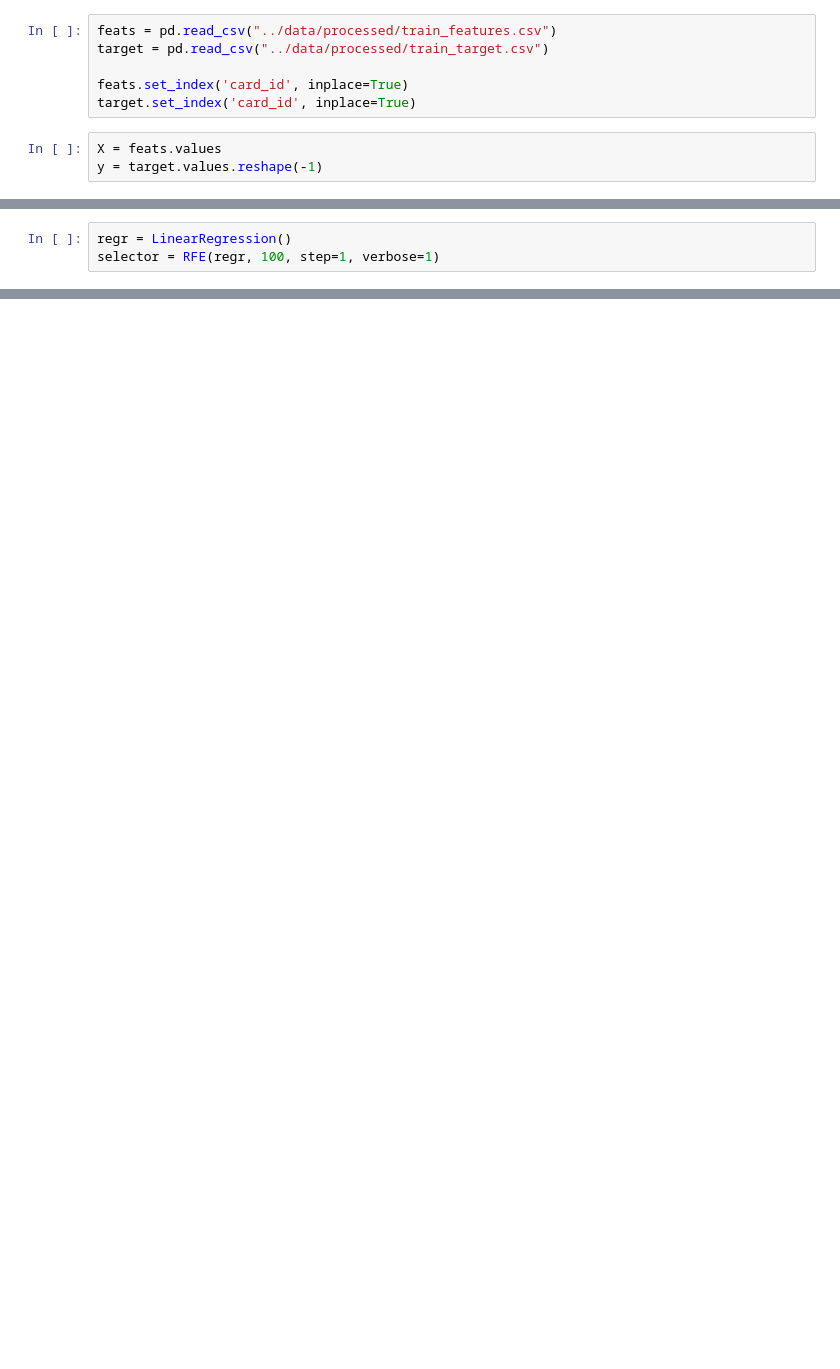
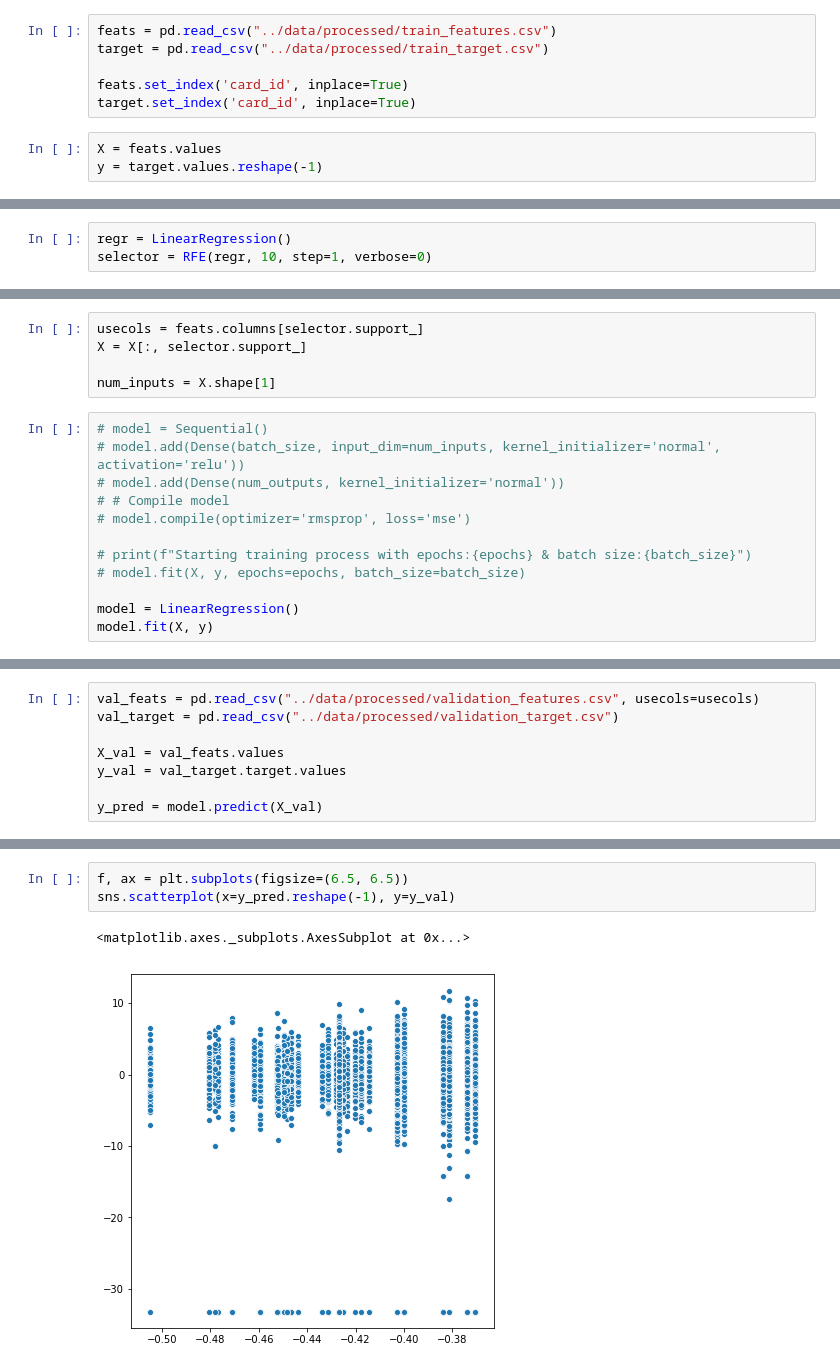
Before and after one commit to KennedyMurphy/elomerchant, a Jupyter notebook: notebooks/feature-selection.ipynb, the cells around one changed output, grey strips where cells are left out. Cells and saved outputs as stored; diff of their text form; blank space fills up the shorter version.

```diff
--- a/notebooks/feature-selection.ipynb
+++ b/notebooks/feature-selection.ipynb
@@ -17,6 +30,6 @@ y = target.values.reshape(-1)
 # %%
 regr = LinearRegression()
-selector = RFE(regr, 100, step=1, verbose=1)
+selector = RFE(regr, 10, step=1, verbose=0)
 # %%
 selector.fit(X, y)
 # %% [output]
@@ -64,0 +39,17 @@ array([False, False, False, False, False,  True,  True,  True, False,
+# %%
+usecols = feats.columns[selector.support_]
+X = X[:, selector.support_]
+
+num_inputs = X.shape[1]
+# %%
+# model = Sequential()
+# model.add(Dense(batch_size, input_dim=num_inputs, kernel_initializer='normal', activation='relu'))
+# model.add(Dense(num_outputs, kernel_initializer='normal'))
+# # Compile model
+# model.compile(optimizer='rmsprop', loss='mse')
+
+# print(f"Starting training process with epochs:{epochs} & batch size:{batch_size}")
+# model.fit(X, y, epochs=epochs, batch_size=batch_size)
+
+model = LinearRegression()
+model.fit(X, y)
@@ -64,0 +61,8 @@ array([False, False, False, False, False,  True,  True,  True, False,
+# %%
+val_feats = pd.read_csv("../data/processed/validation_features.csv", usecols=usecols)
+val_target = pd.read_csv("../data/processed/validation_target.csv")
+
+X_val = val_feats.values
+y_val = val_target.target.values
+
+y_pred = model.predict(X_val)
@@ -64,0 +75,6 @@ array([False, False, False, False, False,  True,  True,  True, False,
+# %%
+f, ax = plt.subplots(figsize=(6.5, 6.5))
+sns.scatterplot(x=y_pred.reshape(-1), y=y_val)
+# %% [output]
+<matplotlib.axes._subplots.AxesSubplot at 0x...>
+[figure, added]
```
Also changed, not shown: parts of 9 cells of this notebook, 1 other file.
